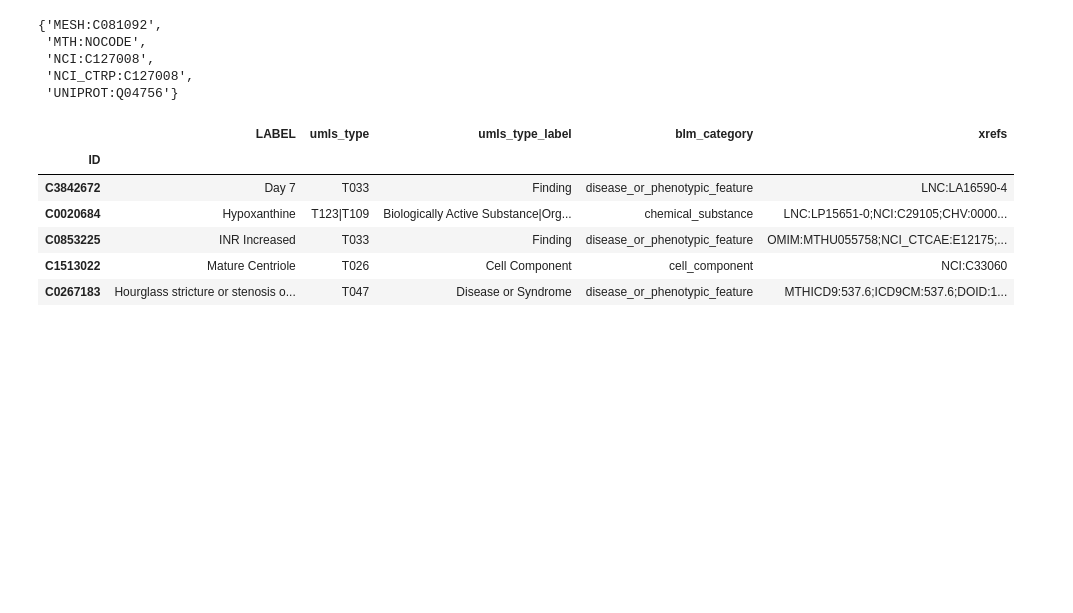
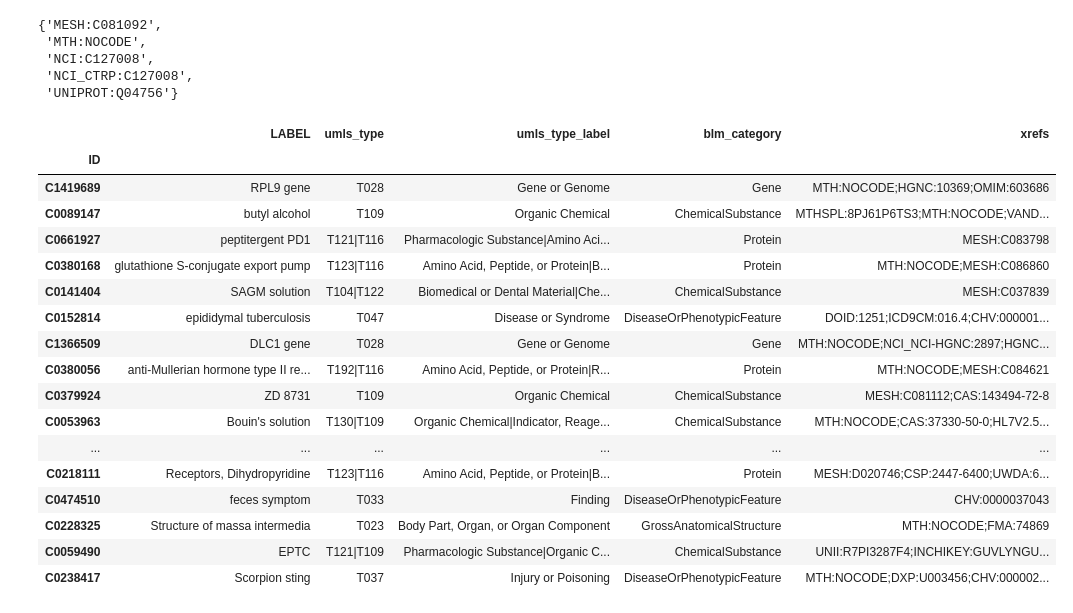
Before and after one commit to NCATS-Tangerine/semmed-biolink, a Jupyter notebook: 05-xrefs.ipynb, the cells around one changed output. Drawn from its saved outputs; the diff is of its cells as text; code cells hidden in the pictures; blank space fills up the shorter version.

Commit message:
Fixed Biolink category name references  and some other details

```diff
--- a/05-xrefs.ipynb
+++ b/05-xrefs.ipynb
@@ -110,6 +110,8 @@ umls = pd.read_csv(MRCONSO_ENG_ARCHIVE, delimiter="|", names=names, index_col=No
 umls = umls[umls.CUI.isin(nodes.index)]
 # %%
 umls['xref'] = umls.SAB + ":" + umls.CODE.map(str)
+# easy fix to HGNC prefix duplication between SAB and CODE
+umls.xref = umls.xref.str.replace("HGNC:HGNC:", "HGNC:")
 # fix this MSH MESH nonsense
 umls.xref = umls.xref.str.replace("MSH:", "MESH:")
 # NCI_FDA is UNII
@@ -138,12 +154,12 @@ So: UMLS -> mesh -> unii/cas -> inchikey -> chembl
 insane, I know.
 # %%
 # what xrefs are on chemicals?
-chem_umls = nodes[nodes.blm_category == "chemical_substance"].index
+chem_umls = nodes[nodes.blm_category == "ChemicalSubstance"].index
 xref_chem = {k:v for k,v in XREF.items() if k in chem_umls}
 print(len(chem_umls))
 c = Counter(list(chain(*[list(map(lambda x:x.split(":",1)[0], y)) for y in xref_chem.values()])))
 pprint(c.most_common(25))
 # nearly all have a mesh ID. not much of anything else
-# neither mesh nor umls have inchikeys, or inchi, or smiles or anything usefull for linking out
+# neither mesh nor umls have inchikeys, or inchi, or smiles or anything useful for linking out
 # blech
 # %% [output]
@@ -377,14 +393,25 @@ with open(XREFS_SHELVE, 'wb') as f:
 # %%
 nodes['xrefs'] = nodes.index.map(lambda x: ";".join(XREF.get(x,list())))
 # %%
-nodes.head()
+nodes.head(20)
 # %% [output]
 |  | LABEL | umls_type | umls_type_label | blm_category | xrefs |
 | ID |  |  |  |  |  |
-| C3842672 | Day 7 | T033 | Finding | disease_or_phenotypic_feature | LNC:LA16590-4 |
-| C0020684 | Hypoxanthine | T123|T109 | Biologically Active Substance|Org... | chemical_substance | LNC:LP15651-0;NCI:C29105;CHV:0000... |
-| C0853225 | INR Increased | T033 | Finding | disease_or_phenotypic_feature | OMIM:MTHU055758;NCI_CTCAE:E12175;... |
-| C1513022 | Mature Centriole | T026 | Cell Component | cell_component | NCI:C33060 |
-| C0267183 | Hourglass stricture or stenosis o... | T047 | Disease or Syndrome | disease_or_phenotypic_feature | MTHICD9:537.6;ICD9CM:537.6;DOID:1... |
+| C1419689 | RPL9 gene | T028 | Gene or Genome | Gene | MTH:NOCODE;HGNC:10369;OMIM:603686 |
+| C0089147 | butyl alcohol | T109 | Organic Chemical | ChemicalSubstance | MTHSPL:8PJ61P6TS3;MTH:NOCODE;VAND... |
+| C0661927 | peptitergent PD1 | T121|T116 | Pharmacologic Substance|Amino Aci... | Protein | MESH:C083798 |
+| C0380168 | glutathione S-conjugate export pump | T123|T116 | Amino Acid, Peptide, or Protein|B... | Protein | MTH:NOCODE;MESH:C086860 |
+| C0141404 | SAGM solution | T104|T122 | Biomedical or Dental Material|Che... | ChemicalSubstance | MESH:C037839 |
+| C0152814 | epididymal tuberculosis | T047 | Disease or Syndrome | DiseaseOrPhenotypicFeature | DOID:1251;ICD9CM:016.4;CHV:000001... |
+| C1366509 | DLC1 gene | T028 | Gene or Genome | Gene | MTH:NOCODE;NCI_NCI-HGNC:2897;HGNC... |
+| C0380056 | anti-Mullerian hormone type II re... | T192|T116 | Amino Acid, Peptide, or Protein|R... | Protein | MTH:NOCODE;MESH:C084621 |
+| C0379924 | ZD 8731 | T109 | Organic Chemical | ChemicalSubstance | MESH:C081112;CAS:143494-72-8 |
+| C0053963 | Bouin's solution | T130|T109 | Organic Chemical|Indicator, Reage... | ChemicalSubstance | MTH:NOCODE;CAS:37330-50-0;HL7V2.5... |
+| ... | ... | ... | ... | ... | ... |
+| C0218111 | Receptors, Dihydropyridine | T123|T116 | Amino Acid, Peptide, or Protein|B... | Protein | MESH:D020746;CSP:2447-6400;UWDA:6... |
+| C0474510 | feces symptom | T033 | Finding | DiseaseOrPhenotypicFeature | CHV:0000037043 |
+| C0228325 | Structure of massa intermedia | T023 | Body Part, Organ, or Organ Component | GrossAnatomicalStructure | MTH:NOCODE;FMA:74869 |
+| C0059490 | EPTC | T121|T109 | Pharmacologic Substance|Organic C... | ChemicalSubstance | UNII:R7PI3287F4;INCHIKEY:GUVLYNGU... |
+| C0238417 | Scorpion sting | T037 | Injury or Poisoning | DiseaseOrPhenotypicFeature | MTH:NOCODE;DXP:U003456;CHV:000002... |
 # %%
 nodes.to_csv(NODES_XREF_CSV)
```
Also changed, not shown: parts of 19 cells of this notebook, 5 other files.
